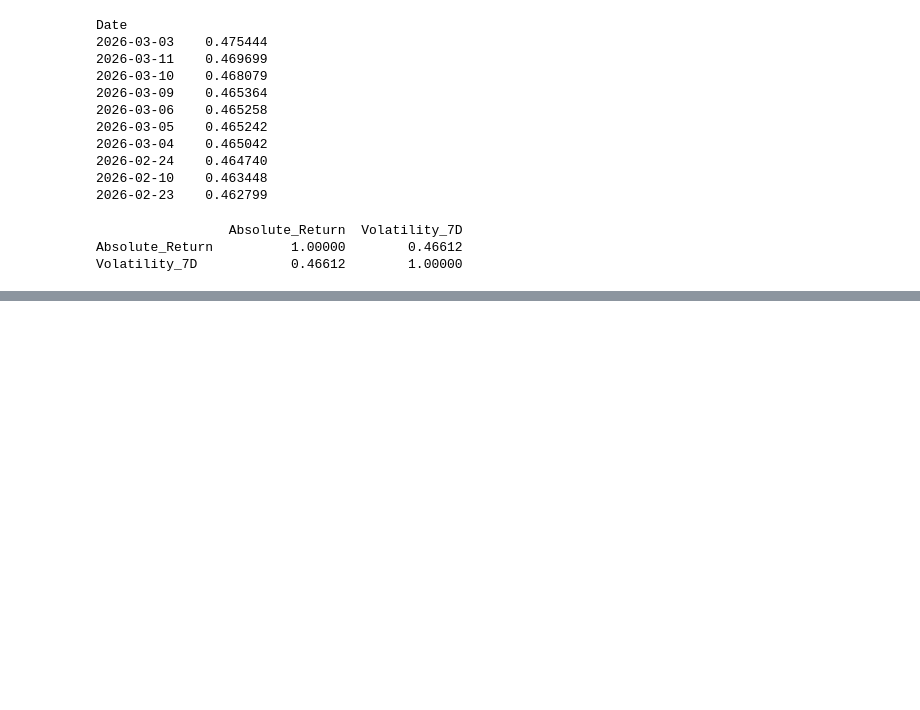
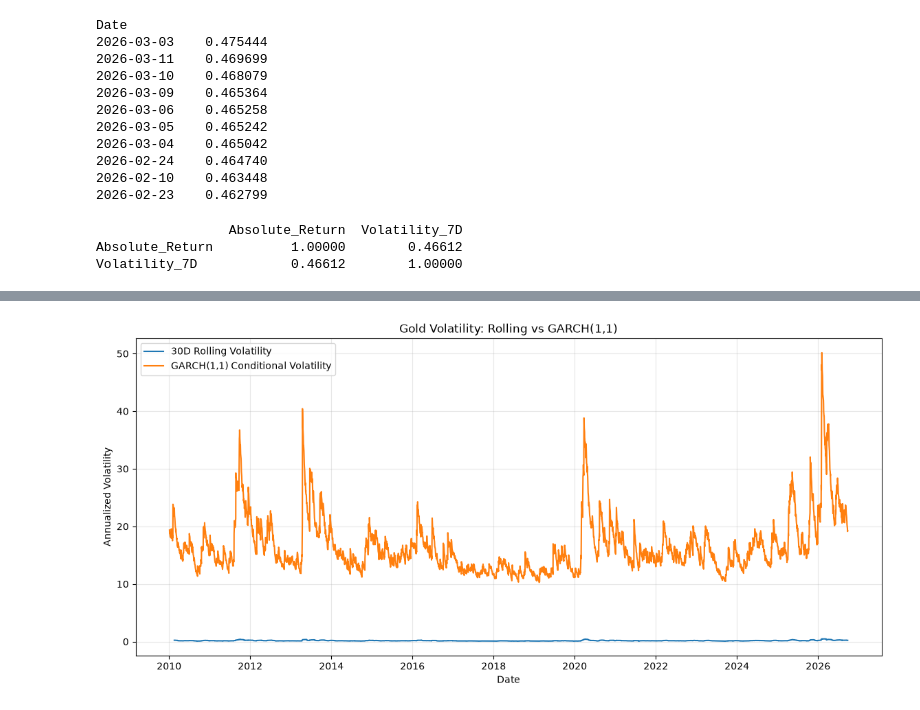
Before and after one commit to mohammadaminpeymanifar/Gold-Volatility-Analysis, a Jupyter notebook: notebooks/01_Data_Collection.ipynb, the cells around one changed output, grey strips where cells are left out. Saved outputs shown, nothing was run; the diff lists cells and outputs as text; code cells hidden in the pictures; blank space fills up the shorter version.

Commit message:
Phase 5: model gold volatility with GARCH

```diff
--- a/notebooks/01_Data_Collection.ipynb
+++ b/notebooks/01_Data_Collection.ipynb
@@ -892,0 +909,4 @@ Volatility_7D            0.46612        1.00000
+# %%
+returns = gold["Log_Return"].dropna() * 100
+
+returns.describe()
@@ -892,0 +980,8 @@ Volatility_7D            0.46612        1.00000
+# %%
+gold["GARCH_Volatility"] = np.nan
+
+gold.loc[returns.index, "GARCH_Volatility"] = (
+    garch_result.conditional_volatility
+)
+
+gold[["Log_Return", "GARCH_Volatility"]].tail()
@@ -892,0 +996,6 @@ Volatility_7D            0.46612        1.00000
+# %%
+gold["GARCH_Annualized_Volatility"] = (
+    gold["GARCH_Volatility"] * np.sqrt(252)
+)
+
+gold[["GARCH_Volatility", "GARCH_Annualized_Volatility"]].describe()
@@ -892,0 +1012,24 @@ Volatility_7D            0.46612        1.00000
+# %%
+plt.figure(figsize=(14, 6))
+
+plt.plot(
+    gold.index,
+    gold["Annualized_Volatility_30D"],
+    label="30D Rolling Volatility"
+)
+
+plt.plot(
+    gold.index,
+    gold["GARCH_Annualized_Volatility"],
+    label="GARCH(1,1) Conditional Volatility"
+)
+
+plt.title("Gold Volatility: Rolling vs GARCH(1,1)")
+plt.xlabel("Date")
+plt.ylabel("Annualized Volatility")
+plt.legend()
+plt.grid(alpha=0.3)
+
+plt.show()
+# %% [output]
+[figure, added]
```
Also changed, not shown: parts of 22 cells of this notebook, 1 other file.
